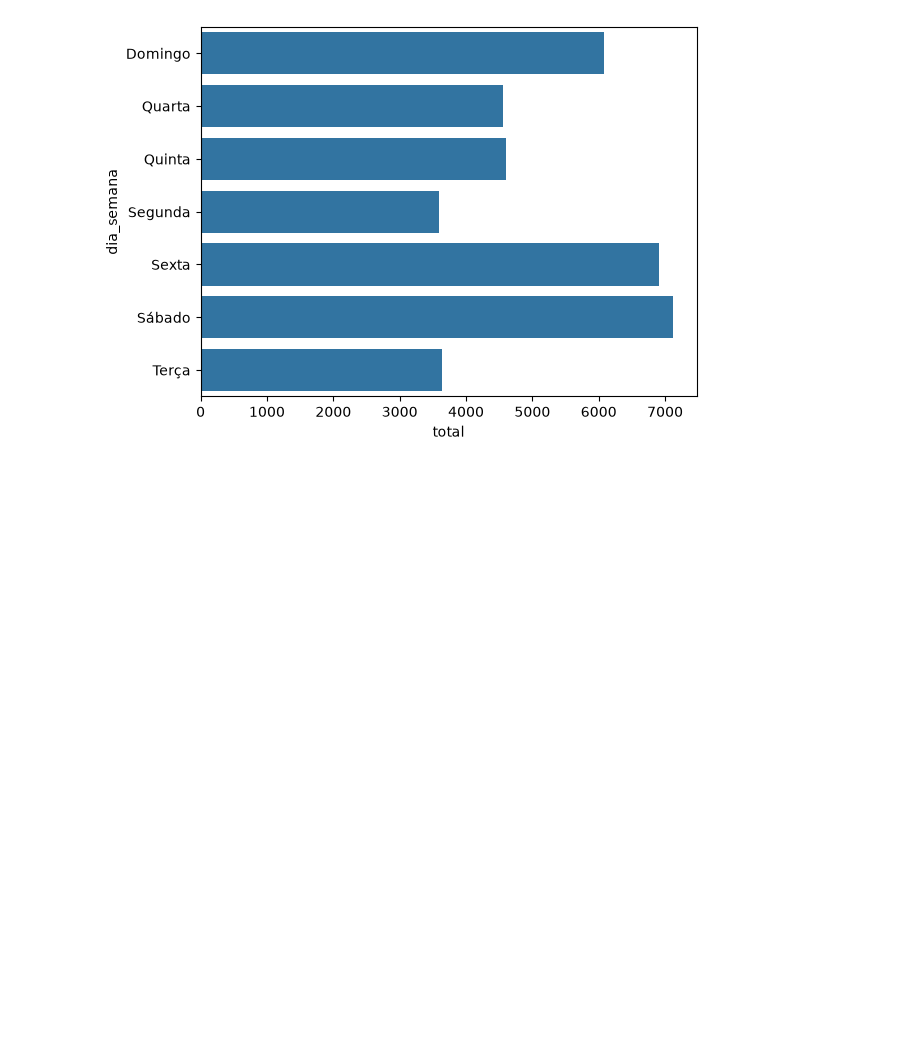
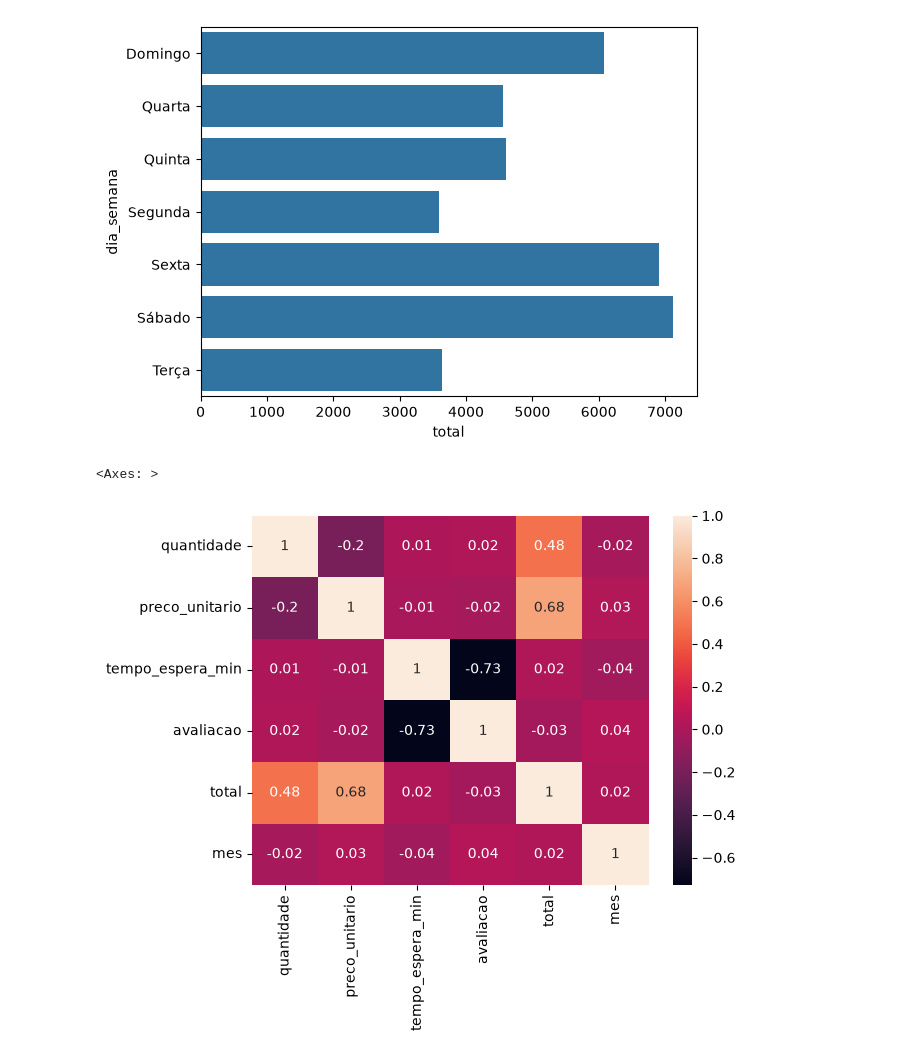
Before and after one commit to Timas1150/IA-DADOS, a Jupyter notebook: aula03/analise-hamburgueria.ipynb, the cells around one changed output. Drawn from its saved outputs; the diff is of its cells as text; code cells hidden in the pictures; blank space fills up the shorter version.

```diff
--- a/aula03/analise-hamburgueria.ipynb
+++ b/aula03/analise-hamburgueria.ipynb
@@ -237,3 +237,9 @@ sns.barplot(data=faturamento_por_produto,x="total",y="dia_semana")
 plt.show()
 # %% [output]
 [figure]
+# %%
+numeros = df[["quantidade","preco_unitario","tempo_espera_min","avaliacao","total","mes"]]
+sns.heatmap(numeros.corr().round(2),annot=True)
+# %% [output]
+<Axes: >
+[figure, added]
```
